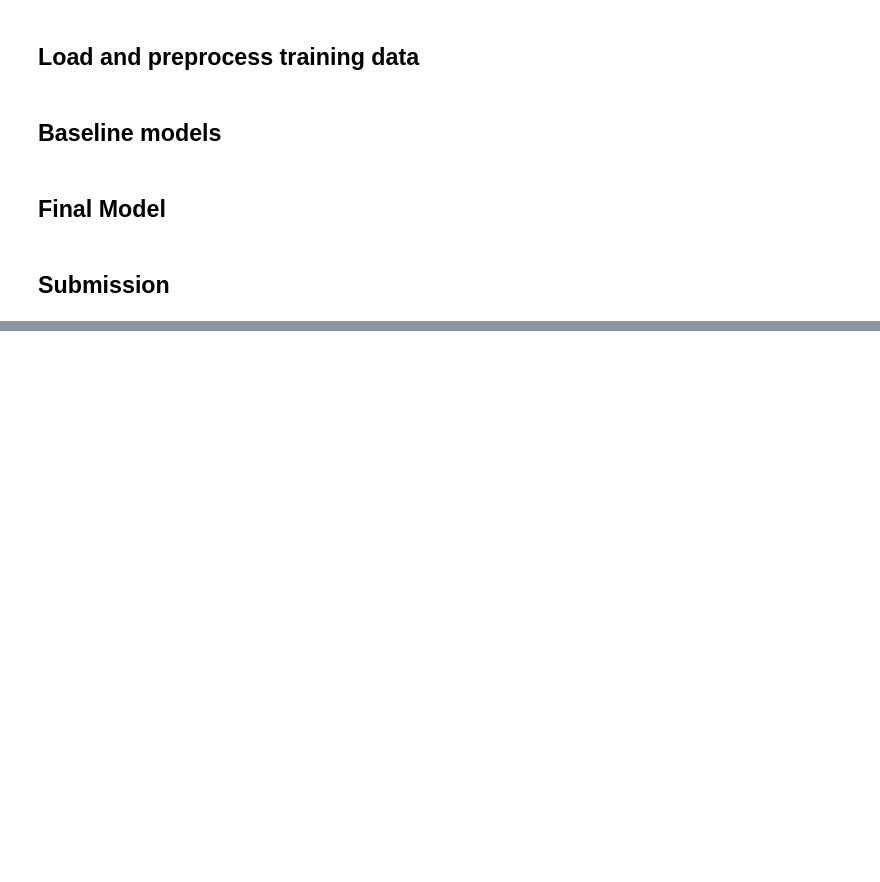
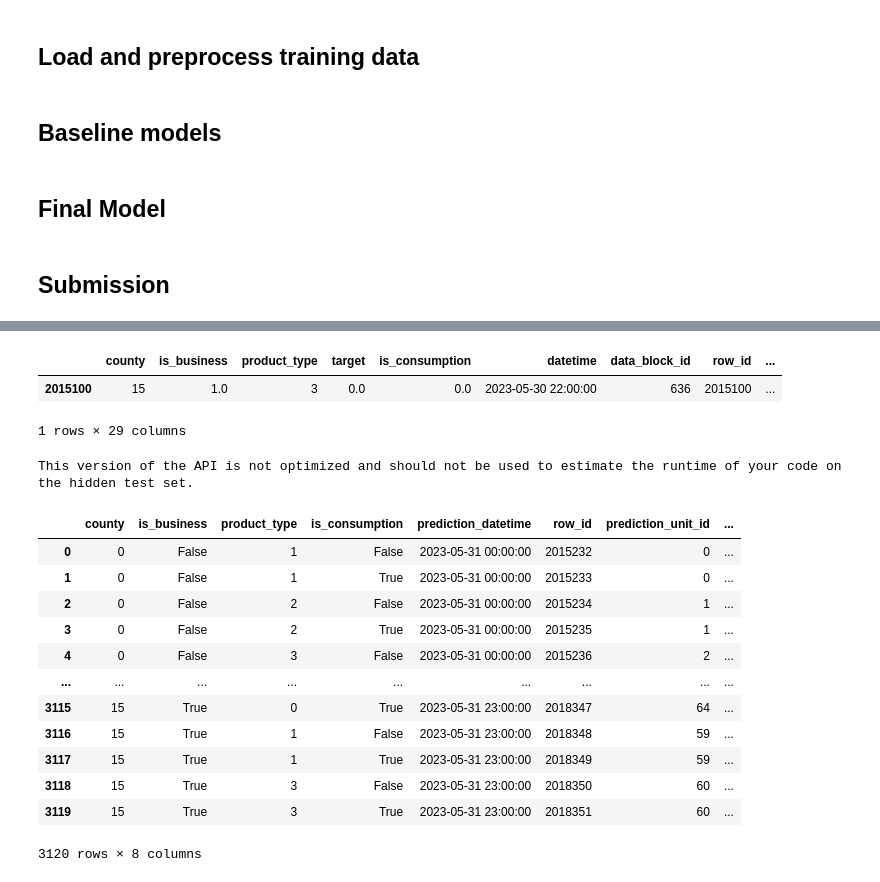
Before and after one commit to lmalms/sequence-learners, a Jupyter notebook: enefit-lightgbm.ipynb, the cells around one changed output, grey strips where cells are left out. Saved outputs shown, nothing was run; the diff lists cells and outputs as text; code cells hidden in the pictures; blank space fills up the shorter version.

```diff
--- a/enefit-lightgbm.ipynb
+++ b/enefit-lightgbm.ipynb
@@ -163,13 +287,46 @@ def preprocess_test_data(df: pd.DataFrame) -> pd.DataFrame:
+# %%
+DATA[
+    (DATA["datetime"] == pd.Timestamp("2023-05-30 22:00:00"))
+    & (DATA["is_consumption"] == 0.0)
+    & (DATA["prediction_unit_id"] == 60)
+]
+# %% [output]
+|  | county | is_business | product_type | target | is_consumption | datetime | data_block_id | row_id | ... |
+| 2015100 | 15 | 1.0 | 3 | 0.0 | 0.0 | 2023-05-30 22:00:00 | 636 | 2015100 | ... |
+1 rows × 29 columns
 # %%
+test_dfs = []
+sample_prediction_dfs = []
 for (test, _, _, _, _, _, _, sample_prediction) in iter_test:
     # Preprocessing and feature selection
-    X_test = preprocess_test_data(test)
+#     X_test = preprocess_test_data(test)
 
-    X_test = temporal_features(X_test)
-    X_test = fourier_features(X_test)
+#     X_test = temporal_features(X_test)
+#     X_test = fourier_features(X_test)
 
-    # Predict on test set
-    y_hat = model.predict(X_test[FEATURES])
-    y_hat = np.maximum(y_hat, 0.0)
-    sample_prediction['target'] = y_hat
+#     # Predict on test set
+#     y_hat = model.predict(X_test[FEATURES])
+#     y_hat = np.maximum(y_hat, 0.0)
+    sample_prediction['target'] = 0.0
     env.predict(sample_prediction)
+
+    test_dfs.append(test)
+    sample_prediction_dfs.append(sample_prediction)
+# %% [output]
+This version of the API is not optimized and should not be used to estimate the runtime of your code on the hidden test set.
+# %%
+test_dfs[3]
+# %% [output]
+|  | county | is_business | product_type | is_consumption | prediction_datetime | row_id | prediction_unit_id | ... |
+| 0 | 0 | False | 1 | False | 2023-05-31 00:00:00 | 2015232 | 0 | ... |
+| 1 | 0 | False | 1 | True | 2023-05-31 00:00:00 | 2015233 | 0 | ... |
+| 2 | 0 | False | 2 | False | 2023-05-31 00:00:00 | 2015234 | 1 | ... |
+| 3 | 0 | False | 2 | True | 2023-05-31 00:00:00 | 2015235 | 1 | ... |
+| 4 | 0 | False | 3 | False | 2023-05-31 00:00:00 | 2015236 | 2 | ... |
+| ... | ... | ... | ... | ... | ... | ... | ... | ... |
+| 3115 | 15 | True | 0 | True | 2023-05-31 23:00:00 | 2018347 | 64 | ... |
+| 3116 | 15 | True | 1 | False | 2023-05-31 23:00:00 | 2018348 | 59 | ... |
+| 3117 | 15 | True | 1 | True | 2023-05-31 23:00:00 | 2018349 | 59 | ... |
+| 3118 | 15 | True | 3 | False | 2023-05-31 23:00:00 | 2018350 | 60 | ... |
+| 3119 | 15 | True | 3 | True | 2023-05-31 23:00:00 | 2018351 | 60 | ... |
+3120 rows × 8 columns
```
Also changed, not shown: parts of 15 cells of this notebook.
